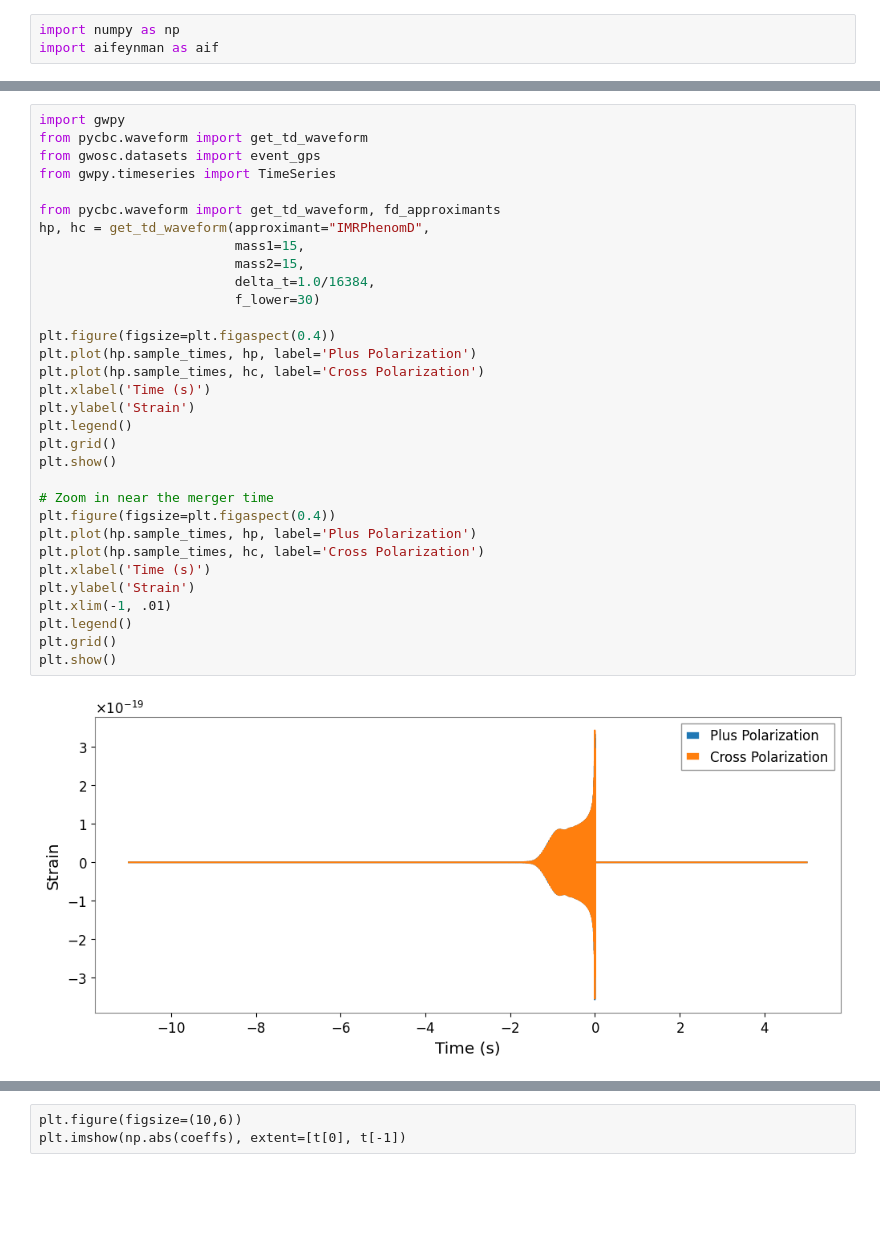
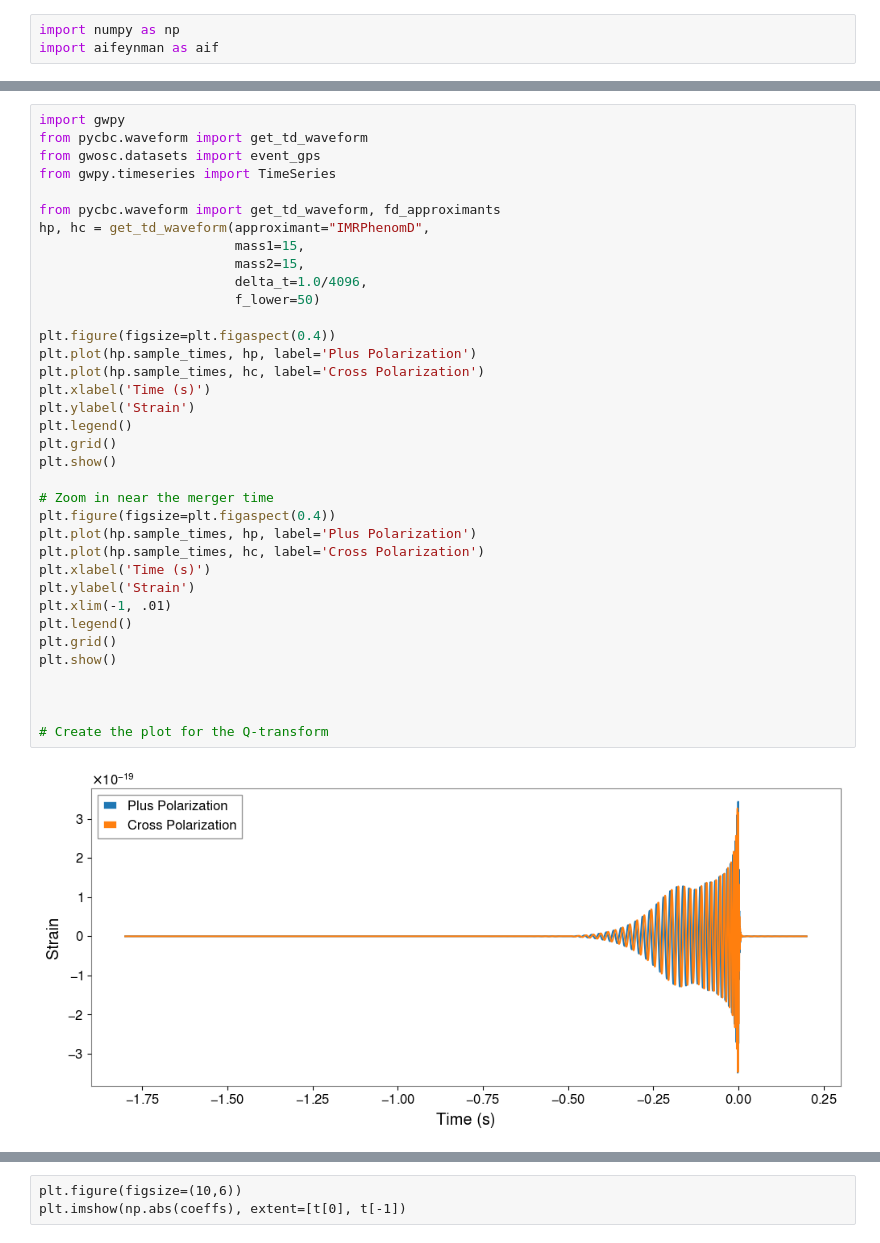
Before and after one commit to ratio999/LIZARD, a Jupyter notebook: Untitled2.ipynb, the cells around one changed output, grey strips where cells are left out. Drawn from its saved outputs; the diff is of its cells as text; blank space fills up the shorter version.

```diff
--- a/Untitled2.ipynb
+++ b/Untitled2.ipynb
@@ -12,33 +10,37 @@ PyCBC.libutils: pkg-config call failed, setting NO_PKGCONFIG=1
 import gwpy
 from pycbc.waveform import get_td_waveform
 from gwosc.datasets import event_gps
 from gwpy.timeseries import TimeSeries
 
 from pycbc.waveform import get_td_waveform, fd_approximants
 hp, hc = get_td_waveform(approximant="IMRPhenomD",
                          mass1=15,
                          mass2=15,
-                         delta_t=1.0/16384,
-                         f_lower=30)
+                         delta_t=1.0/4096,
+                         f_lower=50)
 
 plt.figure(figsize=plt.figaspect(0.4))
 plt.plot(hp.sample_times, hp, label='Plus Polarization')
 plt.plot(hp.sample_times, hc, label='Cross Polarization')
 plt.xlabel('Time (s)')
 plt.ylabel('Strain')
 plt.legend()
 plt.grid()
 plt.show()
 
 # Zoom in near the merger time
 plt.figure(figsize=plt.figaspect(0.4))
 plt.plot(hp.sample_times, hp, label='Plus Polarization')
 plt.plot(hp.sample_times, hc, label='Cross Polarization')
 plt.xlabel('Time (s)')
 plt.ylabel('Strain')
 plt.xlim(-1, .01)
 plt.legend()
 plt.grid()
 plt.show()
+
+
+
+# Create the plot for the Q-transform
 # %% [output]
-[figure, old version]
+[figure, new version]
```
Also changed, not shown: parts of 25 cells of this notebook, 4 other files.
